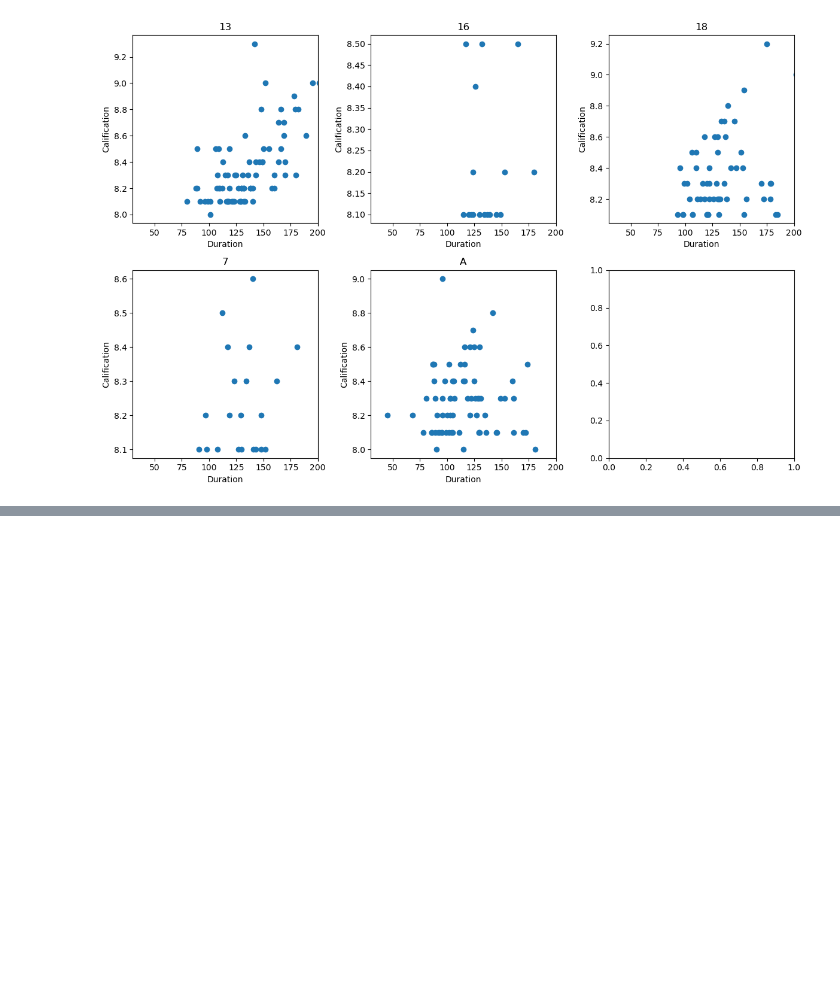
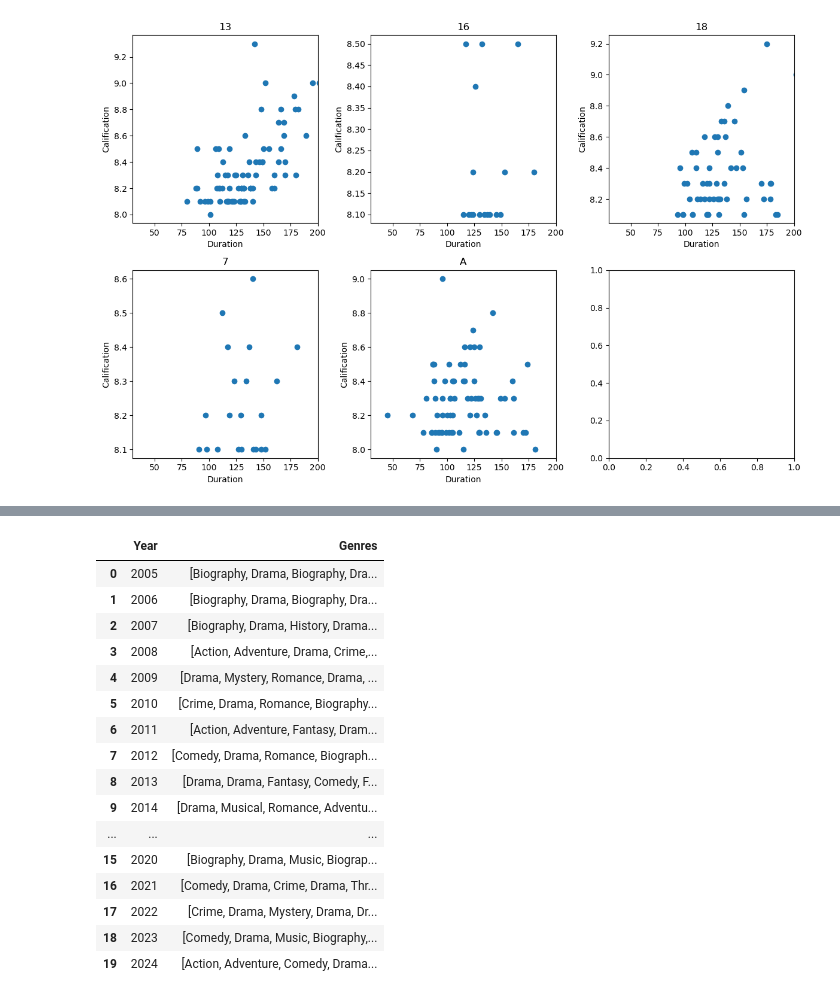
Before and after one commit to LauMarMar17/HMDA_Programming4DS, a Jupyter notebook: Data_visualization/data_visualization.ipynb, the cells around one changed output, grey strips where cells are left out. Saved outputs shown, nothing was run; the diff lists cells and outputs as text; code cells hidden in the pictures; blank space fills up the shorter version.

```diff
--- a/Data_visualization/data_visualization.ipynb
+++ b/Data_visualization/data_visualization.ipynb
@@ -195,0 +237,22 @@ plt.show()
+# %%
+pd.set_option('display.max_rows', None)
+pd.set_option('display.max_columns', None)
+df_awards
+# %% [output]
+|  | Year | Genres |
+| 0 | 2005 | [Biography, Drama, Biography, Dra... |
+| 1 | 2006 | [Biography, Drama, Biography, Dra... |
+| 2 | 2007 | [Biography, Drama, History, Drama... |
+| 3 | 2008 | [Action, Adventure, Drama, Crime,... |
+| 4 | 2009 | [Drama, Mystery, Romance, Drama, ... |
+| 5 | 2010 | [Crime, Drama, Romance, Biography... |
+| 6 | 2011 | [Action, Adventure, Fantasy, Dram... |
+| 7 | 2012 | [Comedy, Drama, Romance, Biograph... |
+| 8 | 2013 | [Drama, Drama, Fantasy, Comedy, F... |
+| 9 | 2014 | [Drama, Musical, Romance, Adventu... |
+| ... | ... | ... |
+| 15 | 2020 | [Biography, Drama, Music, Biograp... |
+| 16 | 2021 | [Comedy, Drama, Crime, Drama, Thr... |
+| 17 | 2022 | [Crime, Drama, Mystery, Drama, Dr... |
+| 18 | 2023 | [Comedy, Drama, Music, Biography,... |
+| 19 | 2024 | [Action, Adventure, Comedy, Drama... |
```
Also changed, not shown: parts of 19 cells of this notebook, 2 other files.
